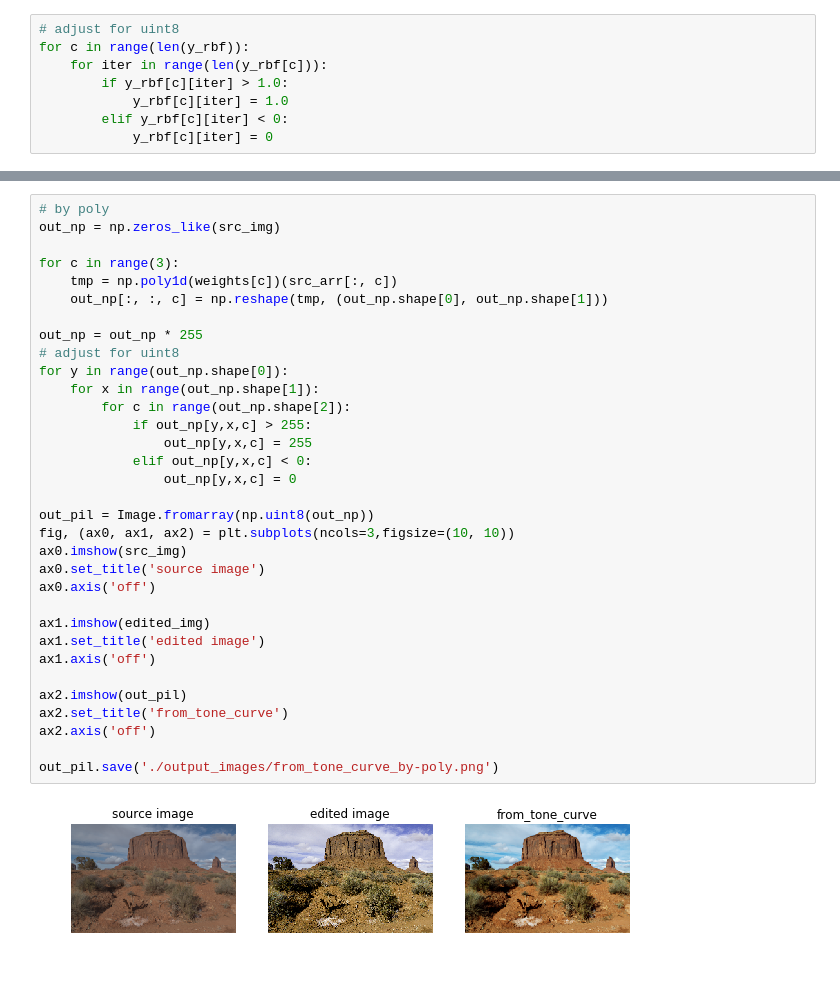
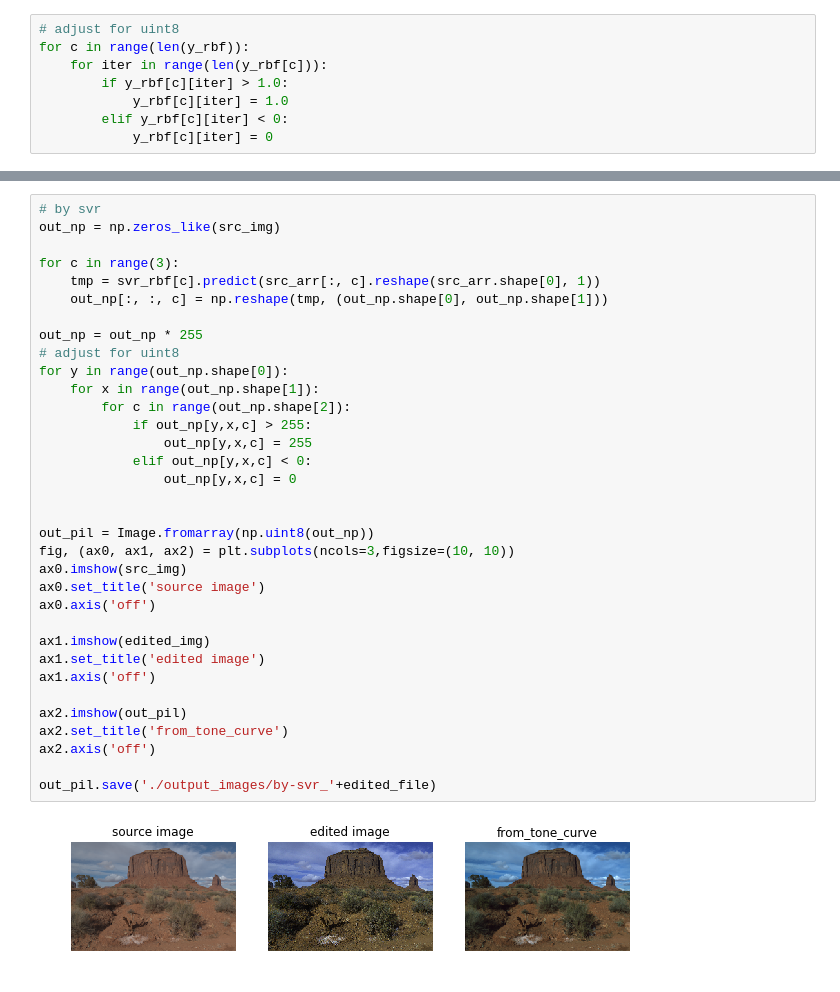
Before and after one commit to KazukiInoue/calc_tone-curve, a Jupyter notebook: fit_tone_curve.ipynb, the cells around one changed output, grey strips where cells are left out. Drawn from its saved outputs; the diff is of its cells as text.

```diff
--- a/fit_tone_curve.ipynb
+++ b/fit_tone_curve.ipynb
@@ -201,35 +233,36 @@ fig.show()
 # %%
-# by poly
+# by svr
 out_np = np.zeros_like(src_img)
 
 for c in range(3):
-    tmp = np.poly1d(weights[c])(src_arr[:, c])
+    tmp = svr_rbf[c].predict(src_arr[:, c].reshape(src_arr.shape[0], 1))
     out_np[:, :, c] = np.reshape(tmp, (out_np.shape[0], out_np.shape[1]))
 
 out_np = out_np * 255
 # adjust for uint8
 for y in range(out_np.shape[0]):
     for x in range(out_np.shape[1]):
         for c in range(out_np.shape[2]):
             if out_np[y,x,c] > 255:
                 out_np[y,x,c] = 255
             elif out_np[y,x,c] < 0:
                 out_np[y,x,c] = 0
+
 
 out_pil = Image.fromarray(np.uint8(out_np))
 fig, (ax0, ax1, ax2) = plt.subplots(ncols=3,figsize=(10, 10))
 ax0.imshow(src_img)
 ax0.set_title('source image')
 ax0.axis('off')
 
 ax1.imshow(edited_img)
 ax1.set_title('edited image')
 ax1.axis('off')
 
 ax2.imshow(out_pil)
 ax2.set_title('from_tone_curve')
 ax2.axis('off')
 
-out_pil.save('./output_images/from_tone_curve_by-poly.png')
+out_pil.save('./output_images/by-svr_'+edited_file)
 # %% [output]
-[figure, old version]
+[figure, new version]
```
Also changed, not shown: parts of 11 cells of this notebook.
